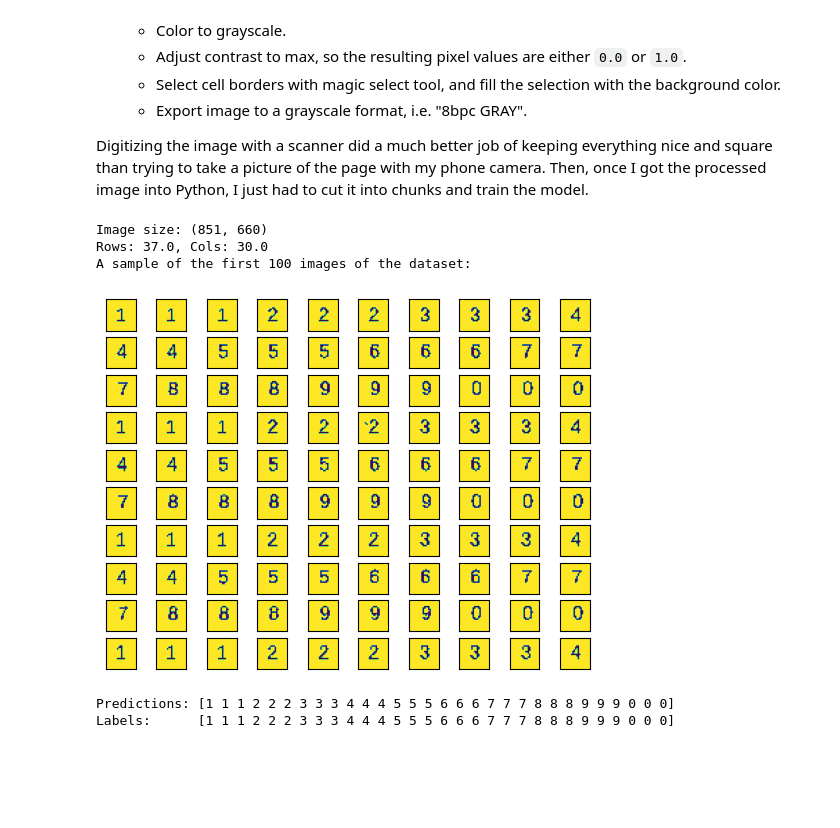
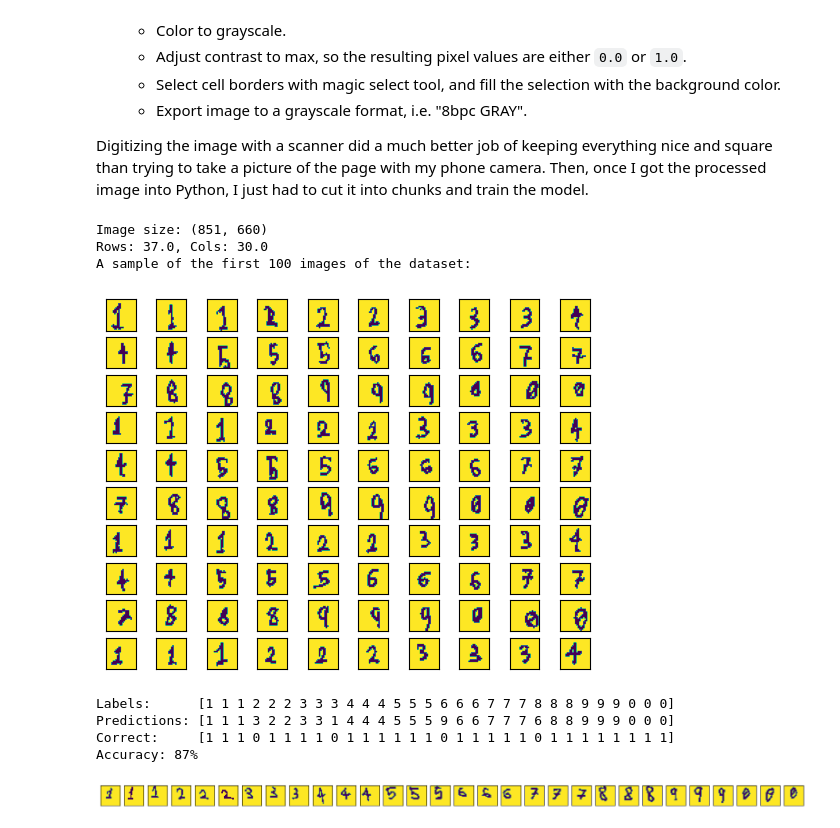
Before and after one commit to duwaar/scikit-learn-handwriting-identification-demo, a Jupyter notebook: SciKit_Learn_Demo.ipynb, the cells around one changed output. Cells and saved outputs as stored; diff of their text form; code cells hidden in the pictures; blank space fills up the shorter version.

Commit message:
Retrained model using actual handwriting

```diff
--- a/SciKit_Learn_Demo.ipynb
+++ b/SciKit_Learn_Demo.ipynb
@@ -87,7 +87,7 @@ After some trial and error of trying to get the data from the paper into an imag
 
 Digitizing the image with a scanner did a much better job of keeping everything nice and square than trying to take a picture of the page with my phone camera. Then, once I got the processed image into Python, I just had to cut it into chunks and train the model.
 # %%
-raw_image = pd.DataFrame(imread('.\\Page0001.png'))
+raw_image = pd.DataFrame(imread('.\\handwriting_sample_001.png'))
 print('Image size:', raw_image.shape)
 
 square_h = 23
@@ -108,42 +108,72 @@ for i_row in range(raw_image.shape[0] // square_h):
         square_px = raw_image.iloc[square_top:square_bottom, square_left:square_right]
 
         #print(f'Col: {i_col} | {square_left}, {square_right}, {square_top}, {square_bottom}')
 
         i_square = i_row * (raw_image.shape[1] // square_w) + i_col
         squares[i_square] = square_px
         labels[i_square] = (i_col // 3 + 1) % 10
 
 #print('Squares array:', squares.shape)
 #print('Labels array: ', labels.shape)
 
 fig = plt.figure()
 dim = 10
 print(f'A sample of the first {dim ** 2} images of the dataset:')
 for i, square in enumerate(squares):
     if ( i >= dim ** 2 ):
         break
     ax = fig.add_subplot(dim, dim, i + 1)
     ax.tick_params(
         which='both',
         labelbottom=False,
         labelleft=False,
         bottom=False,
         left=False
     )
     ax.imshow(square)
 # %% [output]
 Image size: (851, 660)
 Rows: 37.0, Cols: 30.0
 A sample of the first 100 images of the dataset:
-[figure, old version]
+[figure, new version]
 # %%
-classifier_1 = svm.SVC()
 reshaped_squares = squares.reshape(squares.shape[0], squares.shape[1] * squares.shape[2])
 end_of_training_data = -30
+
+fig = plt.figure()
+fig.set_size_inches(20,5)
+for i, square in enumerate(squares[-30:]):
+    ax = fig.add_subplot(1, abs(end_of_training_data), i+1)
+    ax.tick_params(
+        which='both',
+        labelbottom=False,
+        labelleft=False,
+        bottom=False,
+        left=False
+    )
+    ax.imshow(square)
+
+classifier_1 = svm.SVC(gamma=15.0, C=1.0)
 classifier_1.fit(reshaped_squares[:end_of_training_data], labels[:end_of_training_data])
-prediction = classifier_1.predict(reshaped_squares[end_of_training_data:])
-print(f'Predictions: {prediction}')
+predictions = classifier_1.predict(reshaped_squares[end_of_training_data:])
+
 print(f'Labels:      {labels[end_of_training_data:]}')
+print(f'Predictions: {predictions}')
+
+correct = []
+score = 0
+count = 0
+for prediction, label in zip(predictions, labels[end_of_training_data:]):
+    result = int(prediction == label)
+    correct.append(result)
+    score += result
+    count += 1
+correct = np.array(correct)
+print(f'Correct:     {correct}')
+print(f'Accuracy: {round(score / count * 100)}%')
 # %% [output]
-Predictions: [1 1 1 2 2 2 3 3 3 4 4 4 5 5 5 6 6 6 7 7 7 8 8 8 9 9 9 0 0 0]
 Labels:      [1 1 1 2 2 2 3 3 3 4 4 4 5 5 5 6 6 6 7 7 7 8 8 8 9 9 9 0 0 0]
+Predictions: [1 1 1 3 2 2 3 3 1 4 4 4 5 5 5 9 6 6 7 7 7 6 8 8 9 9 9 0 0 0]
+Correct:     [1 1 1 0 1 1 1 1 0 1 1 1 1 1 1 0 1 1 1 1 1 0 1 1 1 1 1 1 1 1]
+Accuracy: 87%
+[figure, added]
```
Also changed, not shown: parts of 4 cells of this notebook, 3 other files.
